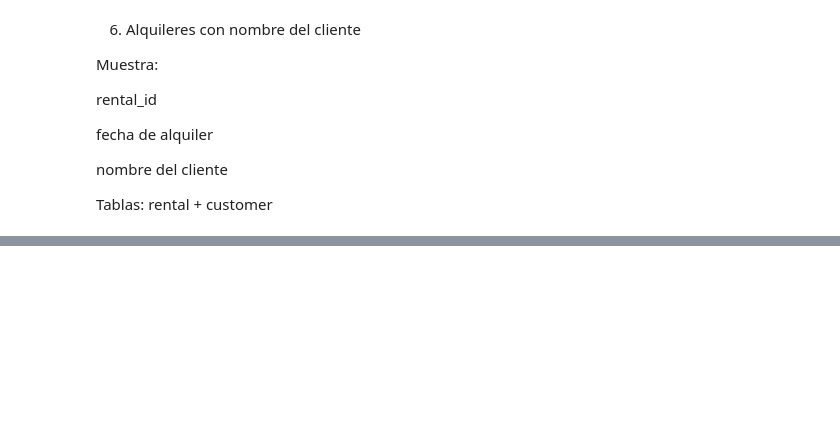
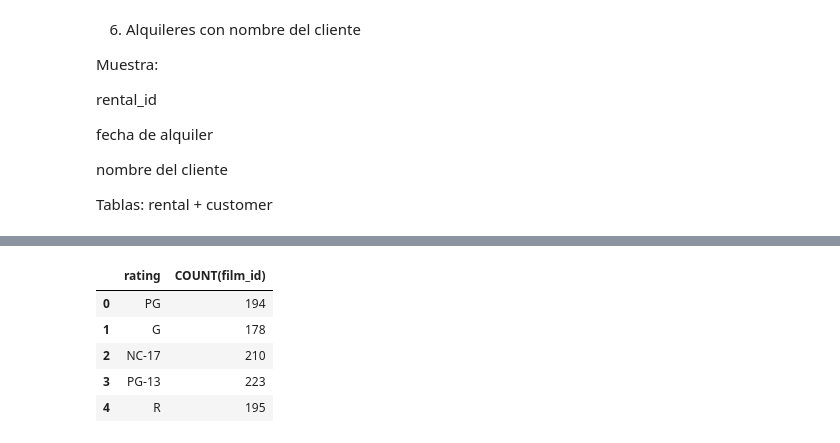
Before and after one commit to preciii7/practica_programacion, a Jupyter notebook: sql/ejercicios_sakila.ipynb, the cells around one changed output, grey strips where cells are left out. Saved outputs shown, nothing was run; the diff lists cells and outputs as text; code cells hidden in the pictures; blank space fills up the shorter version.

```diff
--- a/sql/ejercicios_sakila.ipynb
+++ b/sql/ejercicios_sakila.ipynb
@@ -686,0 +739,9 @@ pd.read_sql("SELECT * FROM customer",engine)
+# %%
+pd.read_sql("SELECT rating, COUNT(film_id) FROM film WHERE rating IS NOT NULL GROUP BY rating",engine)
+# %% [output]
+|  | rating | COUNT(film_id) |
+| 0 | PG | 194 |
+| 1 | G | 178 |
+| 2 | NC-17 | 210 |
+| 3 | PG-13 | 223 |
+| 4 | R | 195 |
```
Also changed, not shown: parts of 46 cells of this notebook.
